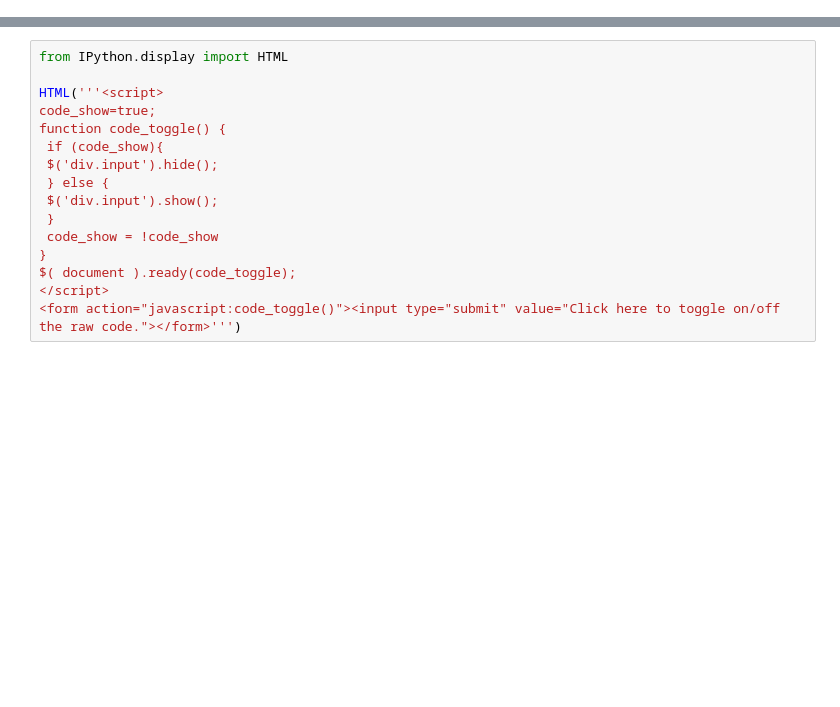
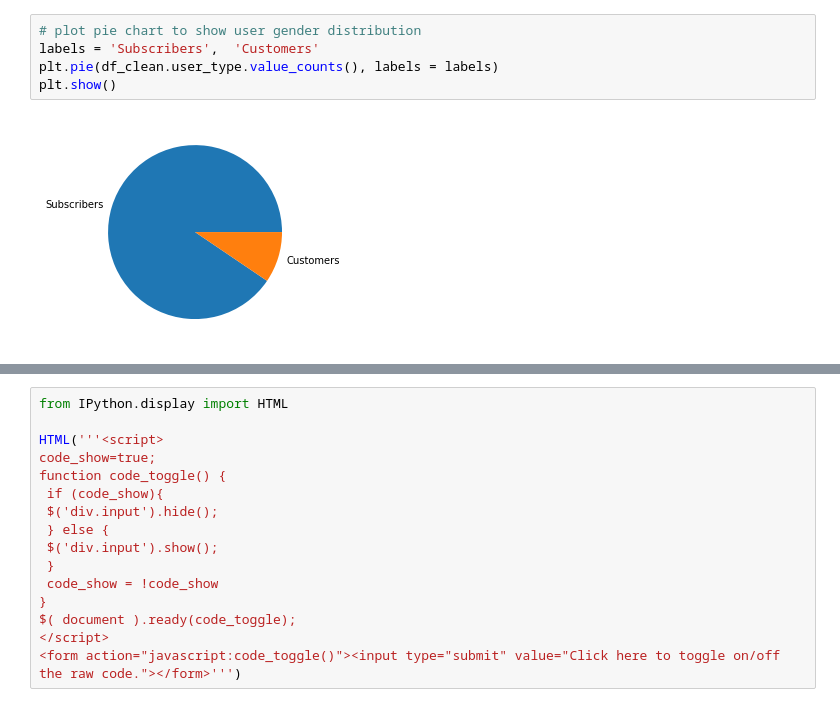
Before and after one commit to cman1836/DataVisualization, a Jupyter notebook: SlideShow.ipynb, the cells around one changed output, grey strips where cells are left out. Saved outputs shown, nothing was run; the diff lists cells and outputs as text; blank space fills up the shorter version.

```diff
--- a/SlideShow.ipynb
+++ b/SlideShow.ipynb
@@ -129,0 +72,7 @@ plt.show()
+# %%
+# plot pie chart to show user gender distribution
+labels = 'Subscribers',  'Customers'
+plt.pie(df_clean.user_type.value_counts(), labels = labels)
+plt.show()
+# %% [output]
+[figure, added]
```
Also changed, not shown: parts of 44 cells of this notebook, 1 other file.
